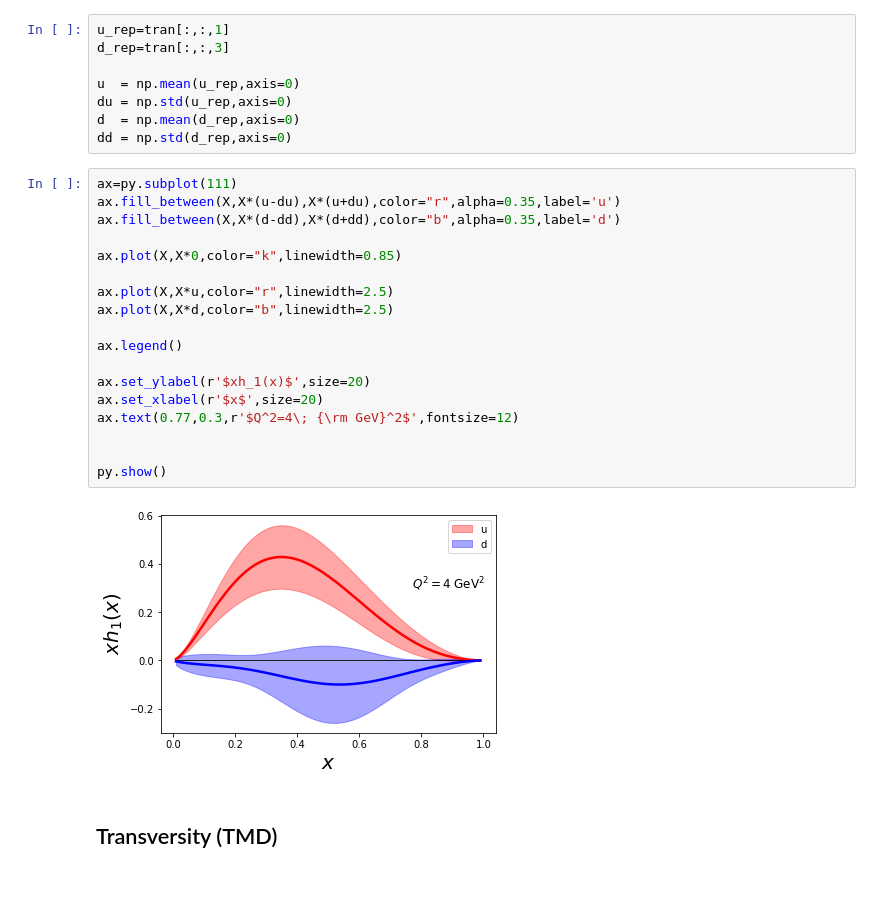
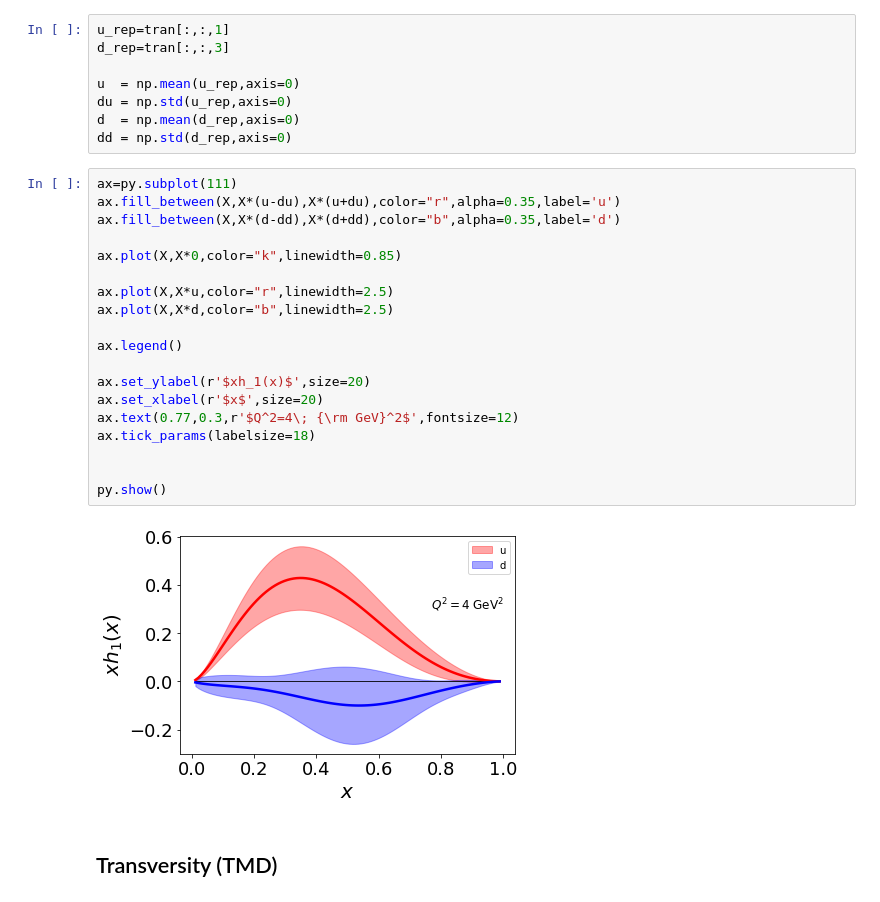
Before and after one commit to QCDHUB/jam3dlib, a Jupyter notebook: example.ipynb, the cells around one changed output. Cells and saved outputs as stored; diff of their text form.

```diff
--- a/example.ipynb
+++ b/example.ipynb
@@ -134,23 +187,24 @@ dd = np.std(d_rep,axis=0)
 # %%
 ax=py.subplot(111)
 ax.fill_between(X,X*(u-du),X*(u+du),color="r",alpha=0.35,label='u')
 ax.fill_between(X,X*(d-dd),X*(d+dd),color="b",alpha=0.35,label='d')
 
 ax.plot(X,X*0,color="k",linewidth=0.85)
 
 ax.plot(X,X*u,color="r",linewidth=2.5)
 ax.plot(X,X*d,color="b",linewidth=2.5)
 
 ax.legend()
 
 ax.set_ylabel(r'$xh_1(x)$',size=20)
 ax.set_xlabel(r'$x$',size=20)
 ax.text(0.77,0.3,r'$Q^2=4\; {\rm GeV}^2$',fontsize=12)
+ax.tick_params(labelsize=18)
 
 
 py.show()
 # %% [output]
-[figure, old version]
+[figure, new version]
 # %% [markdown]
 ## Transversity (TMD)
 # %% [markdown]
```
Also changed, not shown: parts of 14 cells of this notebook, 1 other file.
